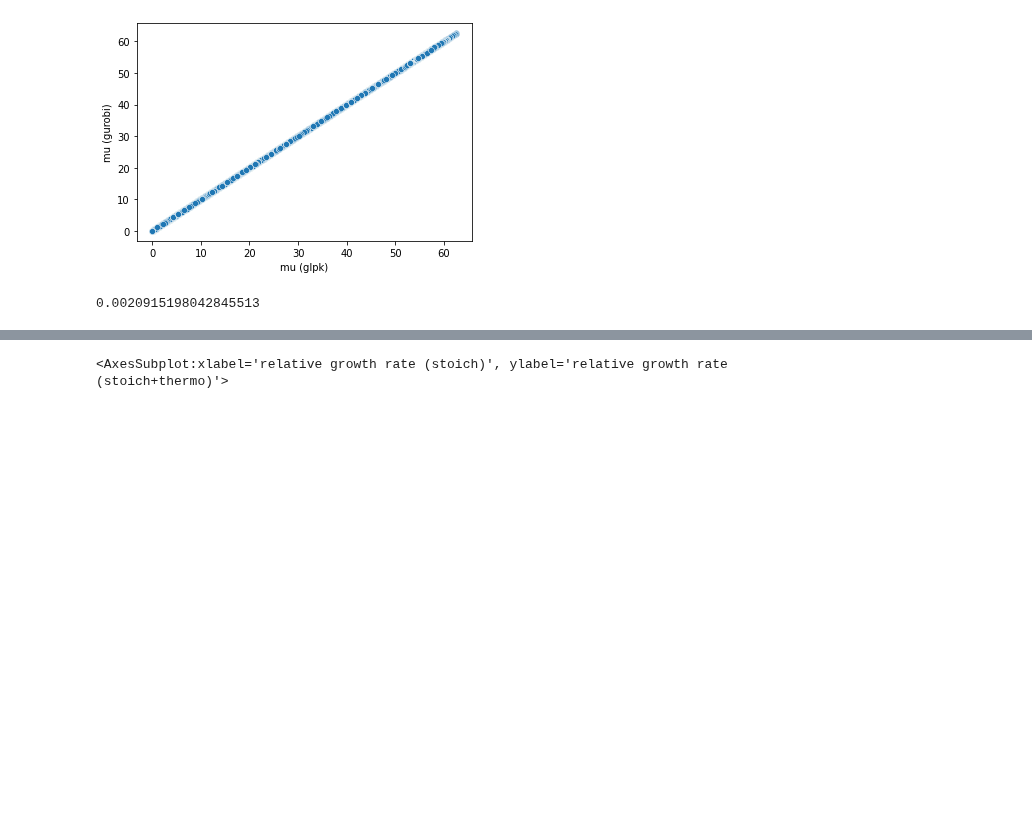
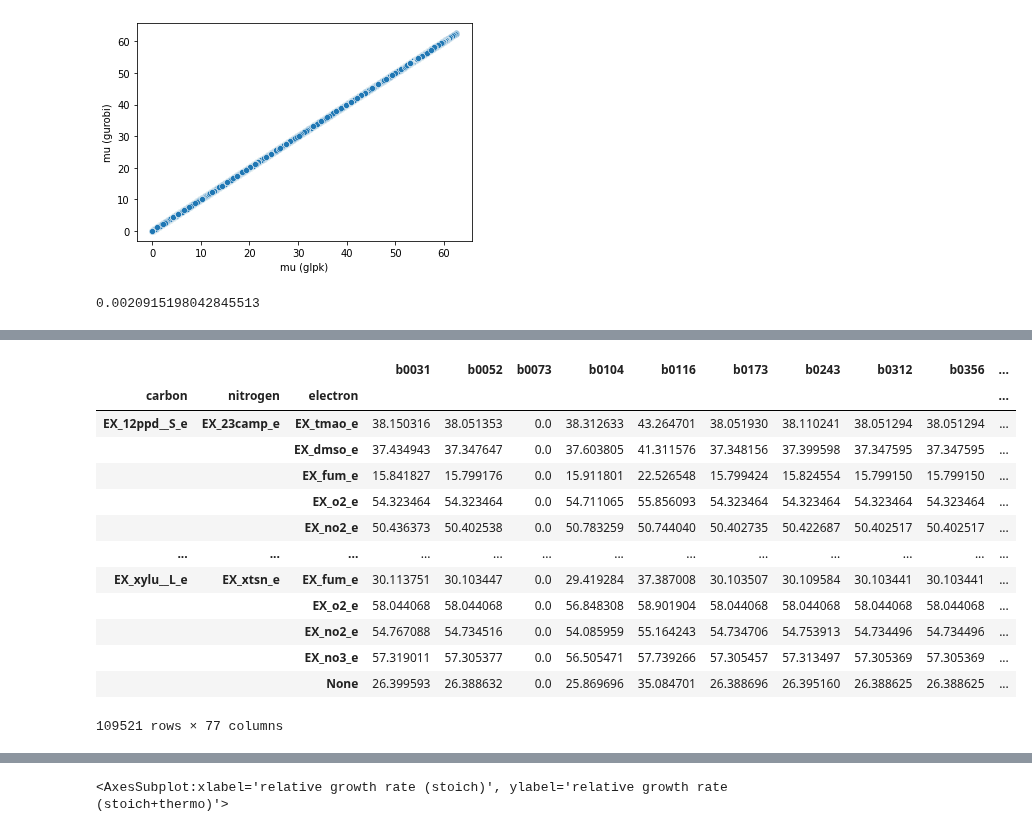
Before and after one commit to jgoldford/coenzymes, a Jupyter notebook: scc/parse_scc_results.ipynb, the cells around one changed output, grey strips where cells are left out. Drawn from its saved outputs; the diff is of its cells as text; code cells hidden in the pictures; blank space fills up the shorter version.

```diff
--- a/scc/parse_scc_results.ipynb
+++ b/scc/parse_scc_results.ipynb
@@ -55,5 +56,3 @@ sns.scatterplot(x='mu (glpk)',y ='mu (gurobi)', data=wts)
 wt.sort_values('growth_rate')['growth_rate'].iloc[6598]
 # %% [output]
 0.0020915198042845513
-# %%
-cutoff = 1e-4
@@ -87,3 +89,20 @@ dfs_normalized = pd.DataFrame(normalized,columns=dfs.index,index = genes).T
 # %%
 dfst_normalized.to_hdf('relativeGrowthRates.StoichAndThermo.MR4.hdf','df')
 dfs_normalized.to_hdf('relativeGrowthRates.Stoich.MR4.hdf','df')
+# %%
+dfst
+# %% [output]
+|  |  |  | b0031 | b0052 | b0073 | b0104 | b0116 | b0173 | b0243 | b0312 | b0356 | ... |
+| carbon | nitrogen | electron |  |  |  |  |  |  |  |  |  | ... |
+| EX_12ppd__S_e | EX_23camp_e | EX_tmao_e | 38.150316 | 38.051353 | 0.0 | 38.312633 | 43.264701 | 38.051930 | 38.110241 | 38.051294 | 38.051294 | ... |
+|  |  | EX_dmso_e | 37.434943 | 37.347647 | 0.0 | 37.603805 | 41.311576 | 37.348156 | 37.399598 | 37.347595 | 37.347595 | ... |
+|  |  | EX_fum_e | 15.841827 | 15.799176 | 0.0 | 15.911801 | 22.526548 | 15.799424 | 15.824554 | 15.799150 | 15.799150 | ... |
+|  |  | EX_o2_e | 54.323464 | 54.323464 | 0.0 | 54.711065 | 55.856093 | 54.323464 | 54.323464 | 54.323464 | 54.323464 | ... |
+|  |  | EX_no2_e | 50.436373 | 50.402538 | 0.0 | 50.783259 | 50.744040 | 50.402735 | 50.422687 | 50.402517 | 50.402517 | ... |
+| ... | ... | ... | ... | ... | ... | ... | ... | ... | ... | ... | ... | ... |
+| EX_xylu__L_e | EX_xtsn_e | EX_fum_e | 30.113751 | 30.103447 | 0.0 | 29.419284 | 37.387008 | 30.103507 | 30.109584 | 30.103441 | 30.103441 | ... |
+|  |  | EX_o2_e | 58.044068 | 58.044068 | 0.0 | 56.848308 | 58.901904 | 58.044068 | 58.044068 | 58.044068 | 58.044068 | ... |
+|  |  | EX_no2_e | 54.767088 | 54.734516 | 0.0 | 54.085959 | 55.164243 | 54.734706 | 54.753913 | 54.734496 | 54.734496 | ... |
+|  |  | EX_no3_e | 57.319011 | 57.305377 | 0.0 | 56.505471 | 57.739266 | 57.305457 | 57.313497 | 57.305369 | 57.305369 | ... |
+|  |  | None | 26.399593 | 26.388632 | 0.0 | 25.869696 | 35.084701 | 26.388696 | 26.395160 | 26.388625 | 26.388625 | ... |
+109521 rows × 77 columns
```
Also changed, not shown: parts of 14 cells of this notebook, 14 other files.
